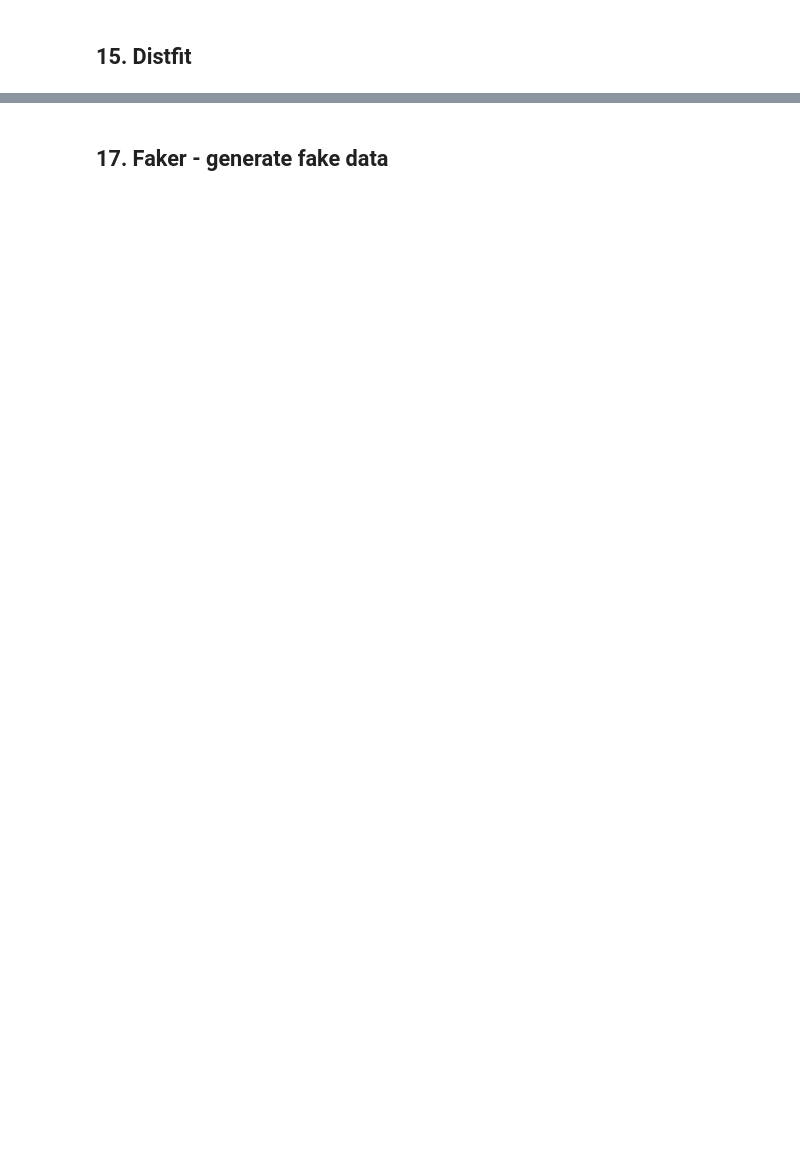
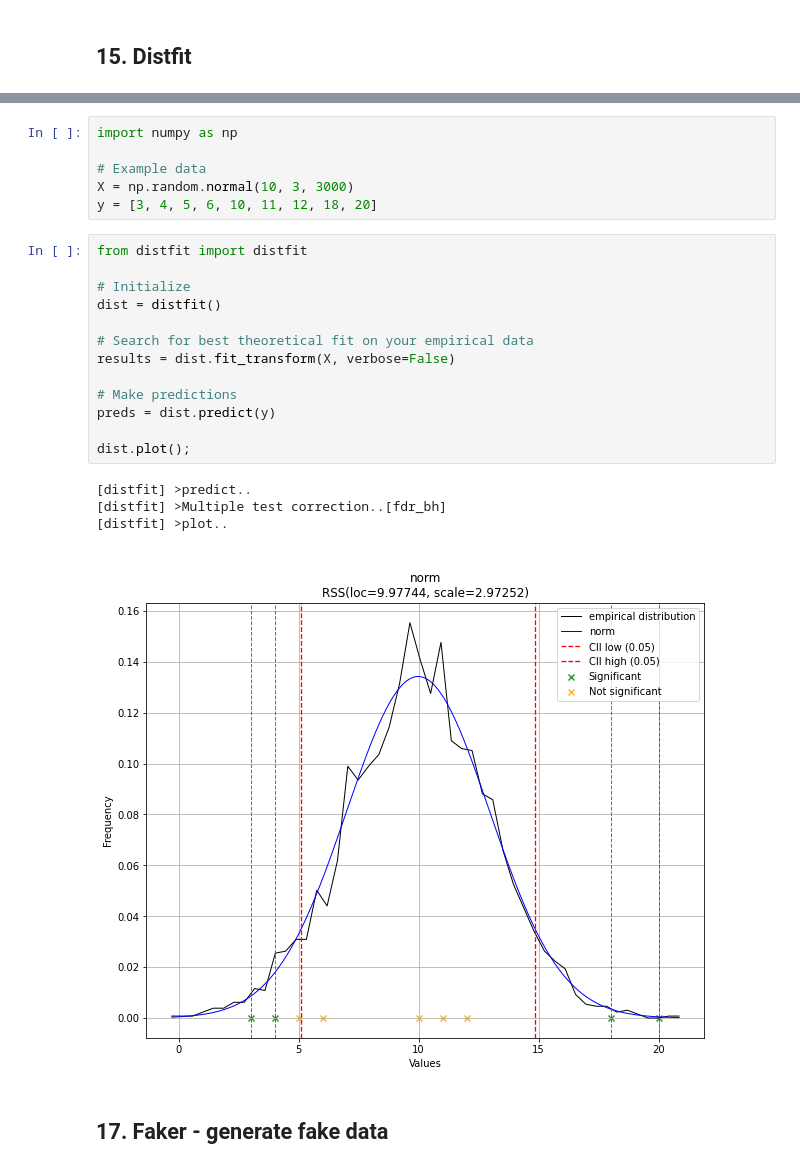
Before and after one commit to BexTuychiev/tricking-data-science, a Jupyter notebook: book/weekly/7.july_3-9.ipynb, the cells around one changed output, grey strips where cells are left out. Drawn from its saved outputs; the diff is of its cells as text; blank space fills up the shorter version.

```diff
--- a/book/weekly/7.july_3-9.ipynb
+++ b/book/weekly/7.july_3-9.ipynb
@@ -65,2 +308,26 @@ Code to create the below tree: https://snappify.io/view/85603a55-6127-4a10-b04d-
+# %%
+import numpy as np
+
+# Example data
+X = np.random.normal(10, 3, 3000)
+y = [3, 4, 5, 6, 10, 11, 12, 18, 20]
+# %%
+from distfit import distfit
+
+# Initialize
+dist = distfit()
+
+# Search for best theoretical fit on your empirical data
+results = dist.fit_transform(X, verbose=False)
+
+# Make predictions
+preds = dist.predict(y)
+
+dist.plot();
+# %% [output]
+[distfit] >predict..
+[distfit] >Multiple test correction..[fdr_bh]
+[distfit] >plot..
+[figure, added]
 # %% [markdown]
 ## 17. Faker - generate fake data
```
Also changed, not shown: parts of 53 cells of this notebook, 9 other files.
